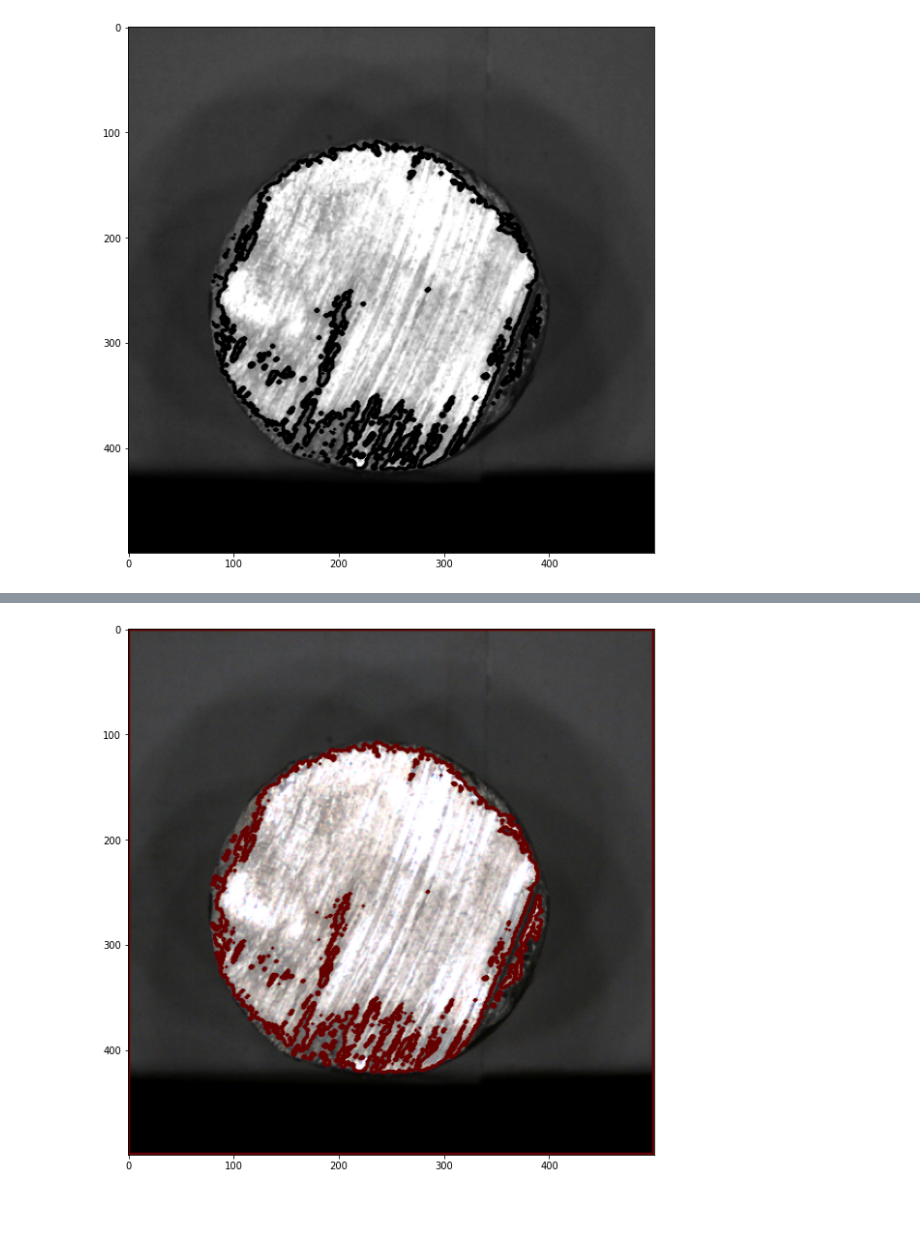
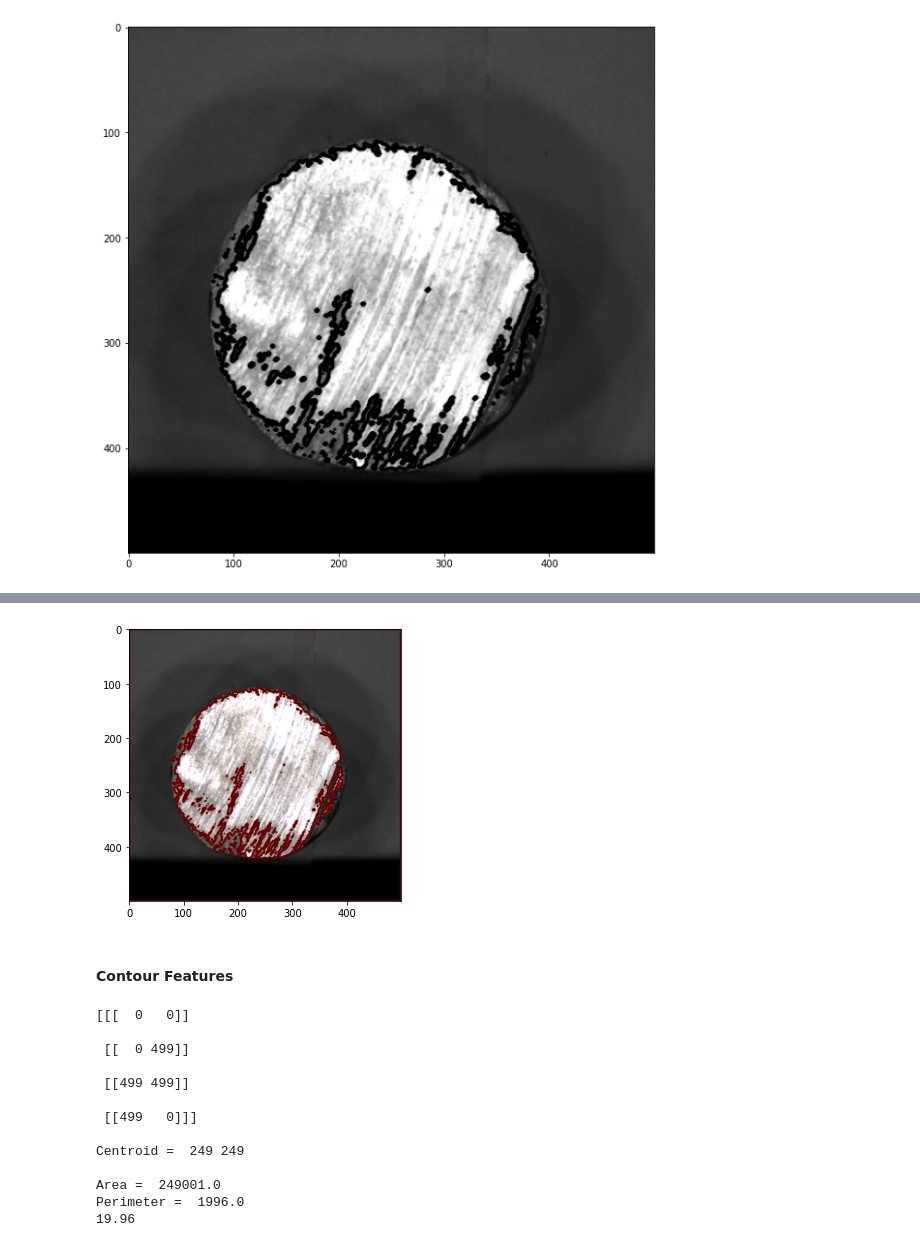
Before and after one commit to rad-mit/CS5102-Digital-Image-Processing-Project, a Jupyter notebook: Project/DIP_Project.ipynb, the cells around one changed output, grey strips where cells are left out. Drawn from its saved outputs; the diff is of its cells as text; code cells hidden in the pictures; blank space fills up the shorter version.

```diff
--- a/Project/DIP_Project.ipynb
+++ b/Project/DIP_Project.ipynb
@@ -220,15 +220,52 @@ plt.show()
 # %%
 ## Drawing Contours using CHAIN_APPROX_SIMPLE
+plt.rcParams["figure.figsize"]=5,5
 
 # detect the contours on the binary image using cv2.ChAIN_APPROX_SIMPLE
 contours1, hierarchy1 = cv2.findContours(thresh2, cv2.RETR_TREE, cv2.CHAIN_APPROX_SIMPLE)
 
 # draw contours on the original image for `CHAIN_APPROX_SIMPLE`
 image_copy1 = rgb_images[6].copy()
 cv2.drawContours(image_copy1, contours1, -1, (100, 0, 0), 2, cv2.LINE_AA)
 
 # see the results
 plt.imshow(image_copy1,'gray')
 plt.show()
 # %% [output]
-[figure, old version]
+[figure, new version]
+# %% [markdown]
+#### Contour Features
+# %%
+cnt = contours1[0]
+print(cnt)
+
+M = cv2.moments(cnt)
+#print( M )
+cx = int(M['m10']/M['m00'])
+cy = int(M['m01']/M['m00'])
+print("\nCentroid = ",cx,cy)
+
+area = cv2.contourArea(cnt)
+print("\nArea = ",area)
+
+perimeter = cv2.arcLength(cnt,True)
+print("Perimeter = ", perimeter)
+
+epsilon = 0.01*cv2.arcLength(cnt,True)
+print(epsilon)
+approx = cv2.approxPolyDP(cnt,epsilon,True)
+#print(approx)
+# %% [output]
+[[[  0   0]]
+
+ [[  0 499]]
+
+ [[499 499]]
+
+ [[499   0]]]
+
+Centroid =  249 249
+
+Area =  249001.0
+Perimeter =  1996.0
+19.96
```
Also changed, not shown: parts of 11 cells of this notebook.
